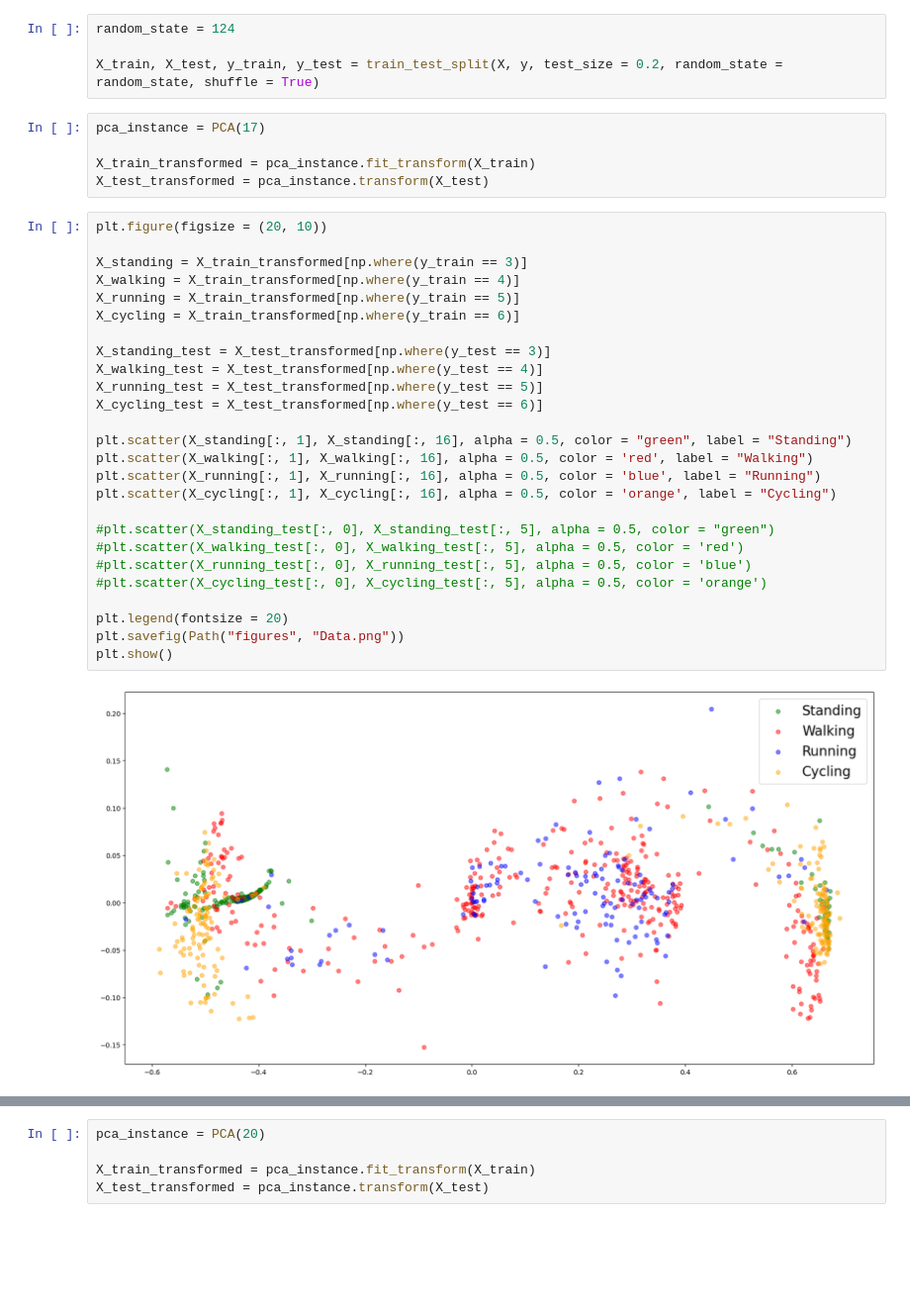
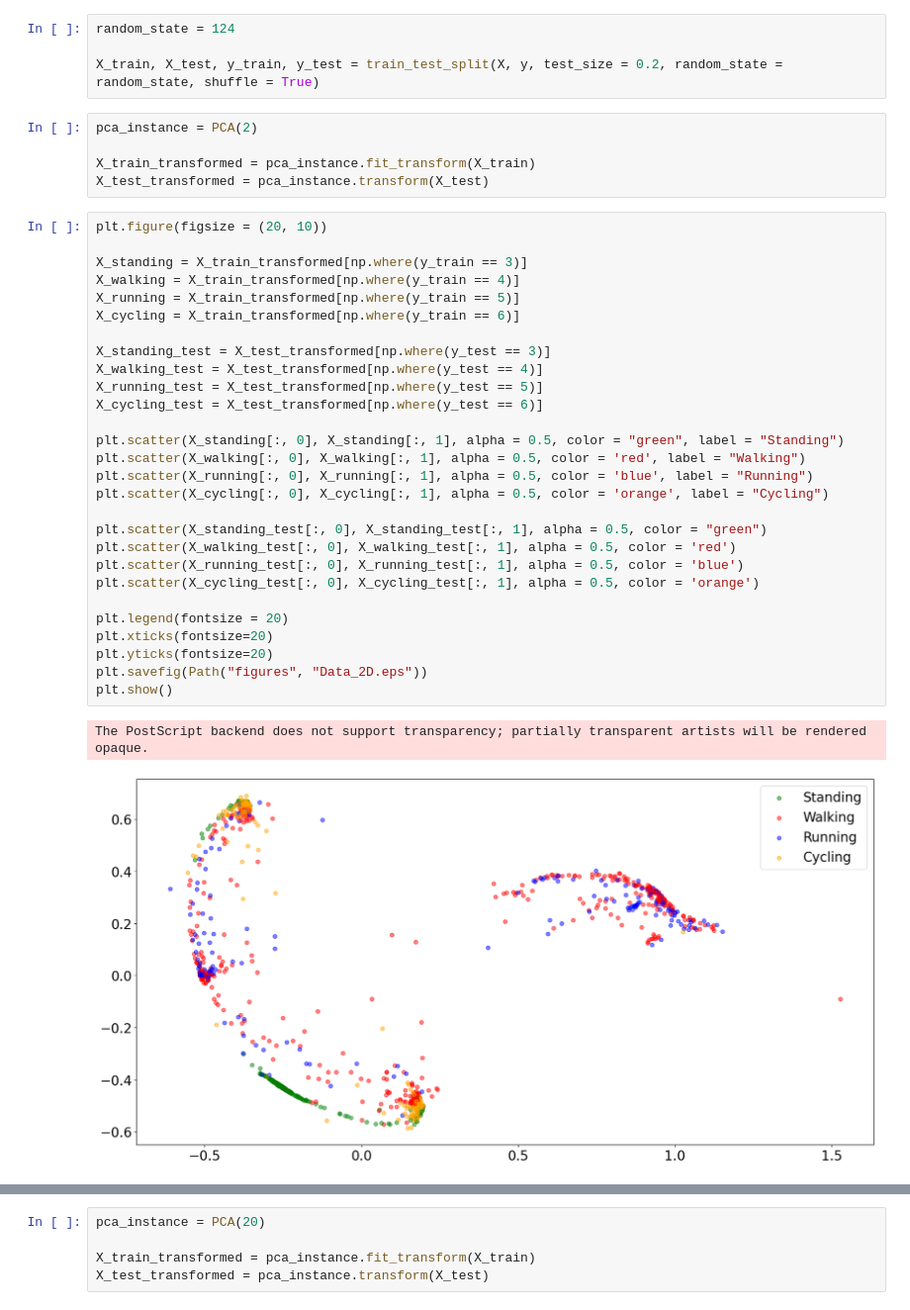
Before and after one commit to intsystems/2023-Project-114, a Jupyter notebook: code/Processing.ipynb, the cells around one changed output, grey strips where cells are left out. Shown: that part at 99% size. Drawn from its saved outputs; the diff is of its cells as text; blank space fills up the shorter version.

```diff
--- a/code/Processing.ipynb
+++ b/code/Processing.ipynb
@@ -172,35 +163,38 @@ random_state = 124
 
 X_train, X_test, y_train, y_test = train_test_split(X, y, test_size = 0.2, random_state = random_state, shuffle = True)
 # %%
-pca_instance = PCA(17)
+pca_instance = PCA(2)
 
 X_train_transformed = pca_instance.fit_transform(X_train)
 X_test_transformed = pca_instance.transform(X_test)
 # %%
 plt.figure(figsize = (20, 10))
 
 X_standing = X_train_transformed[np.where(y_train == 3)]
 X_walking = X_train_transformed[np.where(y_train == 4)]
 X_running = X_train_transformed[np.where(y_train == 5)]
 X_cycling = X_train_transformed[np.where(y_train == 6)]
 
 X_standing_test = X_test_transformed[np.where(y_test == 3)]
 X_walking_test = X_test_transformed[np.where(y_test == 4)]
 X_running_test = X_test_transformed[np.where(y_test == 5)]
 X_cycling_test = X_test_transformed[np.where(y_test == 6)]
 
-plt.scatter(X_standing[:, 1], X_standing[:, 16], alpha = 0.5, color = "green", label = "Standing")
-plt.scatter(X_walking[:, 1], X_walking[:, 16], alpha = 0.5, color = 'red', label = "Walking")
-plt.scatter(X_running[:, 1], X_running[:, 16], alpha = 0.5, color = 'blue', label = "Running")
-plt.scatter(X_cycling[:, 1], X_cycling[:, 16], alpha = 0.5, color = 'orange', label = "Cycling")
+plt.scatter(X_standing[:, 0], X_standing[:, 1], alpha = 0.5, color = "green", label = "Standing")
+plt.scatter(X_walking[:, 0], X_walking[:, 1], alpha = 0.5, color = 'red', label = "Walking")
+plt.scatter(X_running[:, 0], X_running[:, 1], alpha = 0.5, color = 'blue', label = "Running")
+plt.scatter(X_cycling[:, 0], X_cycling[:, 1], alpha = 0.5, color = 'orange', label = "Cycling")
 
-#plt.scatter(X_standing_test[:, 0], X_standing_test[:, 5], alpha = 0.5, color = "green")
-#plt.scatter(X_walking_test[:, 0], X_walking_test[:, 5], alpha = 0.5, color = 'red')
-#plt.scatter(X_running_test[:, 0], X_running_test[:, 5], alpha = 0.5, color = 'blue')
-#plt.scatter(X_cycling_test[:, 0], X_cycling_test[:, 5], alpha = 0.5, color = 'orange')
+plt.scatter(X_standing_test[:, 0], X_standing_test[:, 1], alpha = 0.5, color = "green")
+plt.scatter(X_walking_test[:, 0], X_walking_test[:, 1], alpha = 0.5, color = 'red')
+plt.scatter(X_running_test[:, 0], X_running_test[:, 1], alpha = 0.5, color = 'blue')
+plt.scatter(X_cycling_test[:, 0], X_cycling_test[:, 1], alpha = 0.5, color = 'orange')
 
 plt.legend(fontsize = 20)
-plt.savefig(Path("figures", "Data.png"))
+plt.xticks(fontsize=20)
+plt.yticks(fontsize=20)
+plt.savefig(Path("figures", "Data_2D.eps"))
 plt.show()
 # %% [output]
+The PostScript backend does not support transparency; partially transparent artists will be rendered opaque.
-[figure, old version]
+[figure, new version]
```
Also changed, not shown: parts of 5 cells of this notebook, 18 other files.
